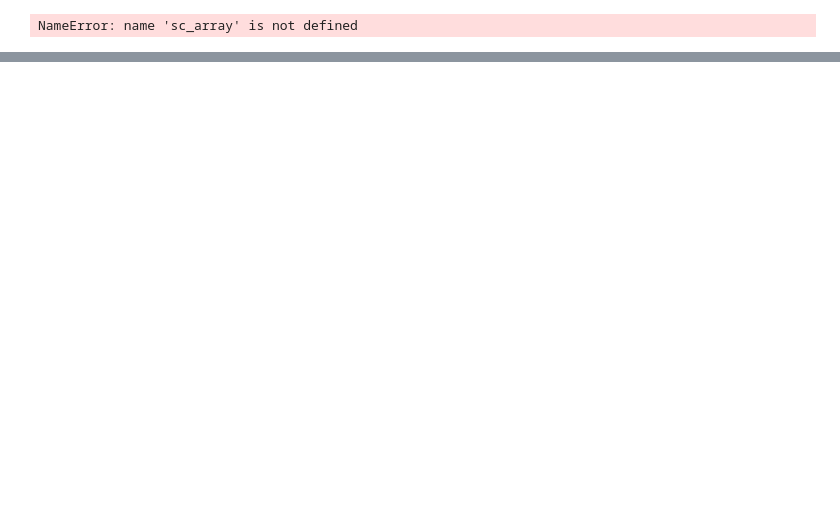
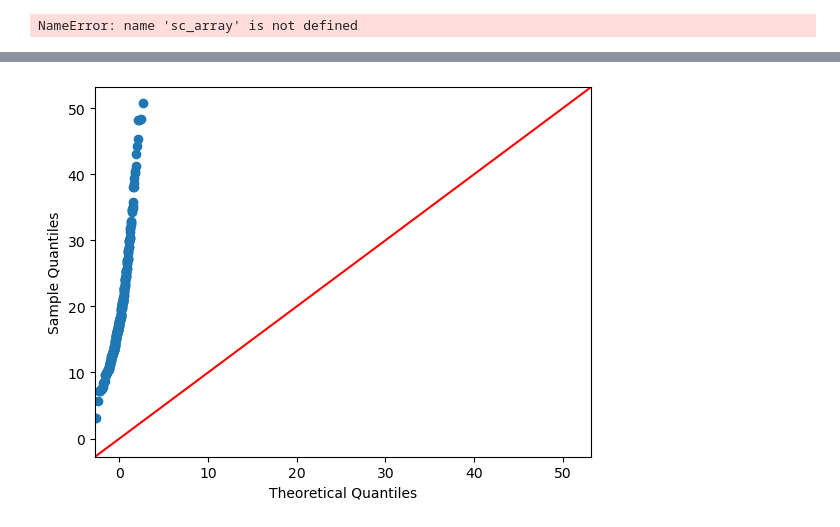
Before and after one commit to rajeshkuncham-code/python, a Jupyter notebook: EDB day16.ipynb, the cells around one changed output, grey strips where cells are left out. Saved outputs shown, nothing was run; the diff lists cells and outputs as text; code cells hidden in the pictures; blank space fills up the shorter version.

```diff
--- a/EDB day16.ipynb
+++ b/EDB day16.ipynb
@@ -137,0 +202,6 @@ NameError: name 'sc_array' is not defined
+# %%
+import statsmodels.api as sm
+sm.qqplot(df['total_bill'],line='45')
+plt.show()
+# %% [output]
+[figure, added]
```
Also changed, not shown: parts of 16 cells of this notebook.
